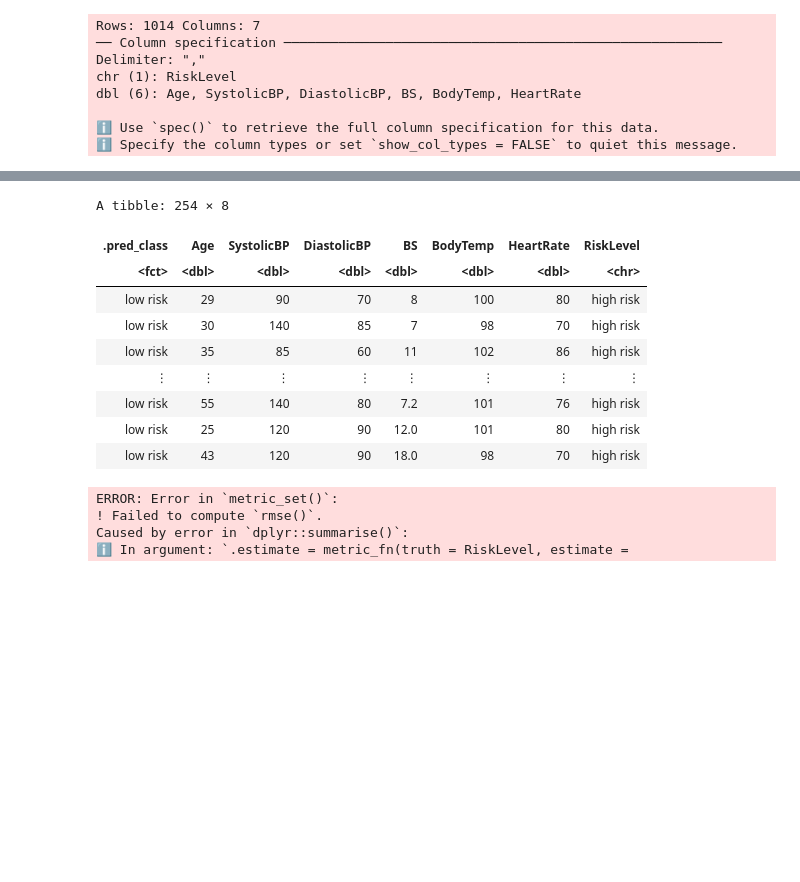
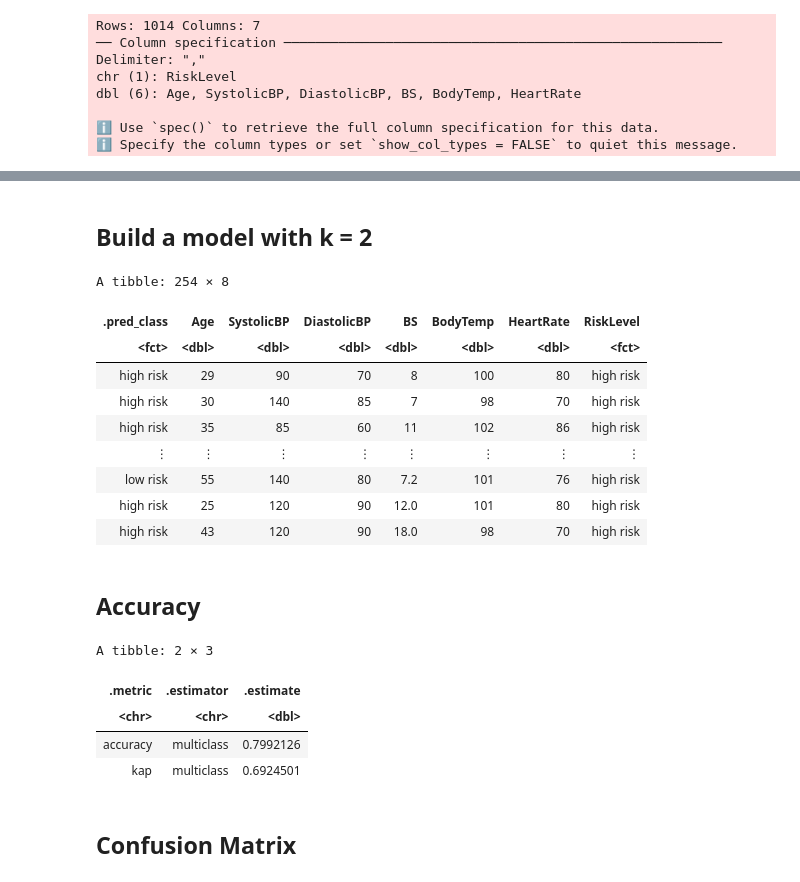
Before and after one commit to aaronardenma/Maternal-Health-Risk-Classifier-Model, a Jupyter notebook: Group_Report.ipynb, the cells around one changed output, grey strips where cells are left out. Drawn from its saved outputs; the diff is of its cells as text; code cells hidden in the pictures; blank space fills up the shorter version.

```diff
--- a/Group_Report.ipynb
+++ b/Group_Report.ipynb
@@ -33,0 +108,9 @@ health_test <- testing(mat_health_risk_split)
+# %%
+set.seed(1)
+
+mat_health_risk <- mat_health_risk |>
+    mutate(RiskLevel = as_factor(RiskLevel))
+
+mat_health_risk_split <- initial_split(mat_health_risk, prop = 0.75, strata = RiskLevel)
+health_train <- training(mat_health_risk_split)
+health_test <- testing(mat_health_risk_split)
@@ -73,25 +219,47 @@ accuracy_versus_k
+# %% [markdown]
+## Build a model with k = 2
+# %%
+# Model with k = 2
+knn_spec_k2 <- nearest_neighbor(weight_func = "rectangular", neighbors = 2) |>
+        set_engine("kknn") |>
+        set_mode("classification")
+
+health_fit_k2 <- workflow() |>
+    add_recipe(health_recipe) |>
+    add_model(knn_spec_k2) |>
+    fit(health_train)
+
+health_pred_k2 <- predict(health_fit_k2, health_test) |>
+    bind_cols(health_test) |>
+    mutate(.pred_class = as_factor(.pred_class)) |>
+    mutate(RiskLevel = as_factor(RiskLevel)) |>
+    mutate(RiskLevel = RiskLevel |> fct_relevel("low risk", "mid risk", "high risk")) |>
+    mutate(.pred_class = .pred_class |> fct_relevel("low risk", "mid risk", "high risk"))
+
+health_pred_k2
+# %% [output]
+A tibble: 254 × 8
+| .pred_class | Age | SystolicBP | DiastolicBP | BS | BodyTemp | HeartRate | RiskLevel |
+| <fct> | <dbl> | <dbl> | <dbl> | <dbl> | <dbl> | <dbl> | <fct> |
+| high risk | 29 | 90 | 70 | 8 | 100 | 80 | high risk |
+| high risk | 30 | 140 | 85 | 7 | 98 | 70 | high risk |
+| high risk | 35 | 85 | 60 | 11 | 102 | 86 | high risk |
+| ⋮ | ⋮ | ⋮ | ⋮ | ⋮ | ⋮ | ⋮ | ⋮ |
+| low risk | 55 | 140 | 80 | 7.2 | 101 | 76 | high risk |
+| high risk | 25 | 120 | 90 | 12.0 | 101 | 80 | high risk |
+| high risk | 43 | 120 | 90 | 18.0 | 98 | 70 | high risk |
+# %% [markdown]
+## Accuracy
 # %%
-health_test_predictions <- predict(health_fit, health_test) |>
-      bind_cols(health_test)
-
-health_test_predictions
-
-health_prediction_accuracy <- health_test_predictions |>
+health_prediction_accuracy <- health_pred_k2 |>
                             metrics(truth = RiskLevel, estimate = .pred_class)
 
 health_prediction_accuracy
 # %% [output]
-A tibble: 254 × 8
+A tibble: 2 × 3
-| .pred_class | Age | SystolicBP | DiastolicBP | BS | BodyTemp | HeartRate | RiskLevel |
-| <fct> | <dbl> | <dbl> | <dbl> | <dbl> | <dbl> | <dbl> | <chr> |
-| low risk | 29 | 90 | 70 | 8 | 100 | 80 | high risk |
-| low risk | 30 | 140 | 85 | 7 | 98 | 70 | high risk |
-| low risk | 35 | 85 | 60 | 11 | 102 | 86 | high risk |
-| ⋮ | ⋮ | ⋮ | ⋮ | ⋮ | ⋮ | ⋮ | ⋮ |
-| low risk | 55 | 140 | 80 | 7.2 | 101 | 76 | high risk |
-| low risk | 25 | 120 | 90 | 12.0 | 101 | 80 | high risk |
-| low risk | 43 | 120 | 90 | 18.0 | 98 | 70 | high risk |
+| .metric | .estimator | .estimate |
+| <chr> | <chr> | <dbl> |
+| accuracy | multiclass | 0.7992126 |
+| kap | multiclass | 0.6924501 |
-ERROR: Error in `metric_set()`:
-! Failed to compute `rmse()`.
-Caused by error in `dplyr::summarise()`:
-ℹ In argument: `.estimate = metric_fn(truth = RiskLevel, estimate =
+# %% [markdown]
+## Confusion Matrix
```
Also changed, not shown: parts of 24 cells of this notebook, 1 other file.
